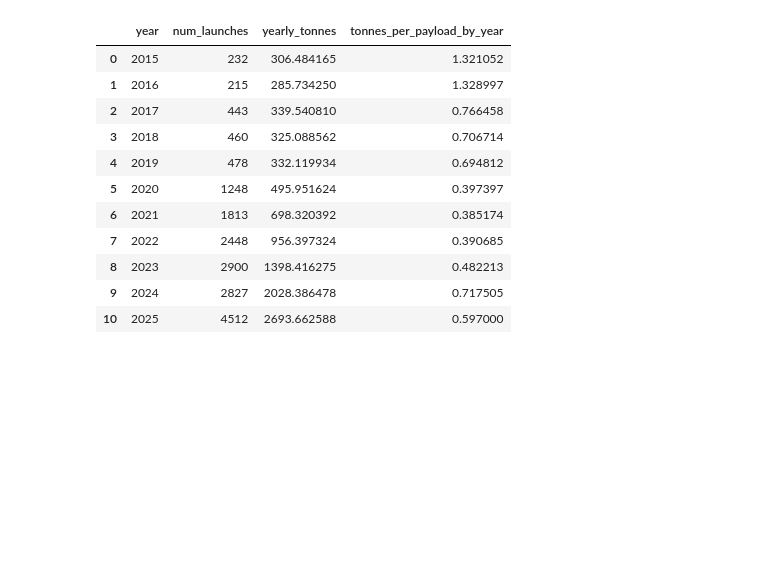
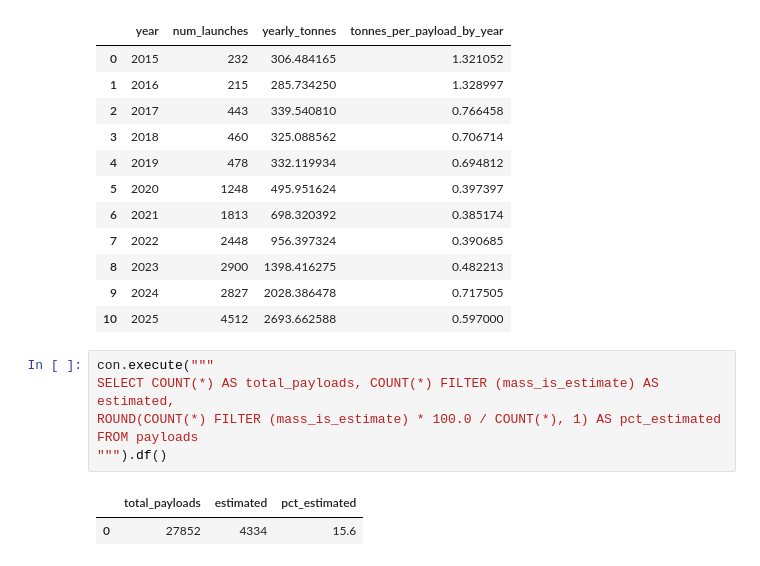
Before and after one commit to alecnahum/launch-market-analysis, a Jupyter notebook: eda.ipynb, the cells around one changed output. Drawn from its saved outputs; the diff is of its cells as text; blank space fills up the shorter version.

```diff
--- a/eda.ipynb
+++ b/eda.ipynb
@@ -232,3 +124,12 @@ GROUP BY year""").df()
 | 8 | 2023 | 2900 | 1398.416275 | 0.482213 |
 | 9 | 2024 | 2827 | 2028.386478 | 0.717505 |
 | 10 | 2025 | 4512 | 2693.662588 | 0.597000 |
+# %%
+con.execute("""
+SELECT COUNT(*) AS total_payloads, COUNT(*) FILTER (mass_is_estimate) AS estimated,
+ROUND(COUNT(*) FILTER (mass_is_estimate) * 100.0 / COUNT(*), 1) AS pct_estimated
+FROM payloads
+""").df()
+# %% [output]
+|  | total_payloads | estimated | pct_estimated |
+| 0 | 27852 | 4334 | 15.6 |
```
Also changed, not shown: parts of 25 cells of this notebook, 1 other file.
